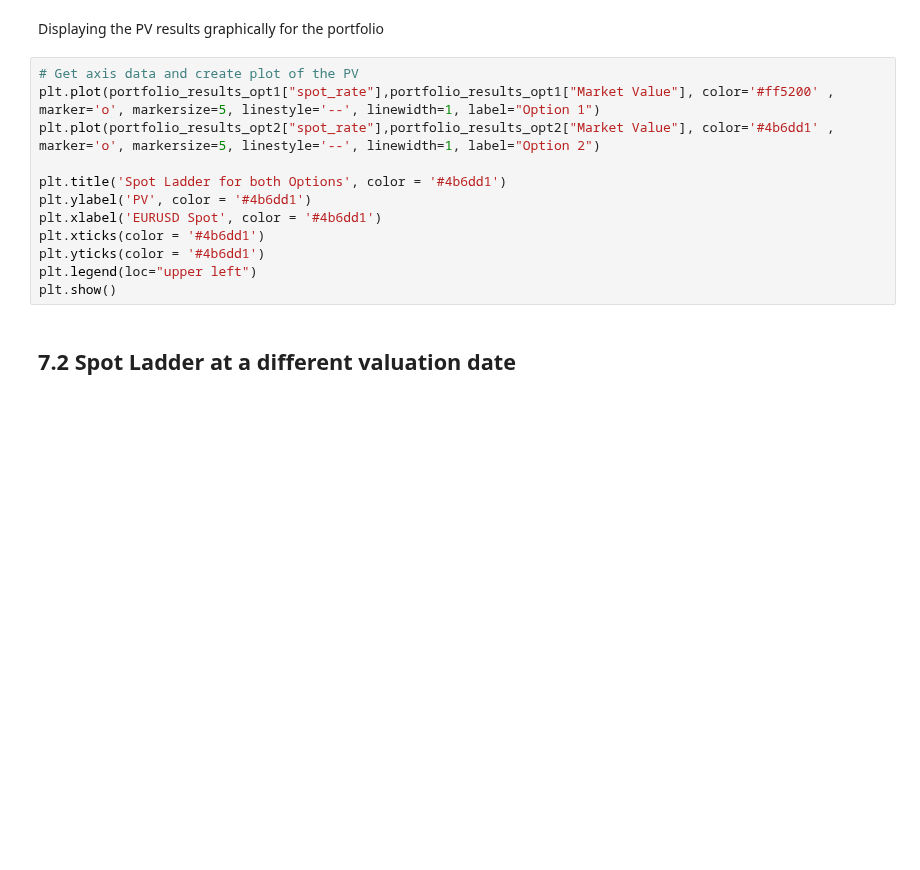
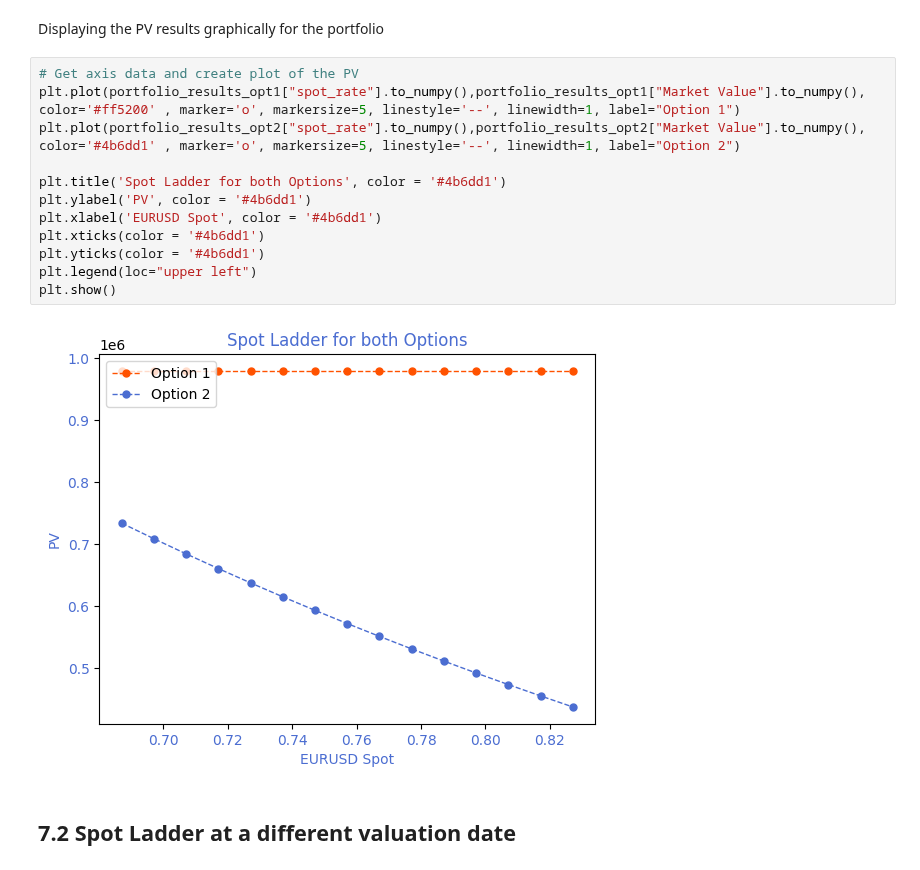
Before and after one commit to finbourne/sample-notebooks, a Jupyter notebook: examples/use-cases/instruments/FX Option - 2 Trade comparison worksheet.ipynb, the cells around one changed output. Drawn from its saved outputs; the diff is of its cells as text; blank space fills up the shorter version.

```diff
--- a/examples/use-cases/instruments/FX Option - 2 Trade comparison worksheet.ipynb
+++ b/examples/use-cases/instruments/FX Option - 2 Trade comparison worksheet.ipynb
@@ -800,16 +859,18 @@ portfolio_results_opt2 = spot_ladder_pvs_opt2.groupby(["spot_rate"])["Market Val
 Displaying the PV results graphically for the portfolio
 # %%
 # Get axis data and create plot of the PV
-plt.plot(portfolio_results_opt1["spot_rate"],portfolio_results_opt1["Market Value"], color='#ff5200' , marker='o', markersize=5, linestyle='--', linewidth=1, label="Option 1")
-plt.plot(portfolio_results_opt2["spot_rate"],portfolio_results_opt2["Market Value"], color='#4b6dd1' , marker='o', markersize=5, linestyle='--', linewidth=1, label="Option 2")
+plt.plot(portfolio_results_opt1["spot_rate"].to_numpy(),portfolio_results_opt1["Market Value"].to_numpy(), color='#ff5200' , marker='o', markersize=5, linestyle='--', linewidth=1, label="Option 1")
+plt.plot(portfolio_results_opt2["spot_rate"].to_numpy(),portfolio_results_opt2["Market Value"].to_numpy(), color='#4b6dd1' , marker='o', markersize=5, linestyle='--', linewidth=1, label="Option 2")
 
 plt.title('Spot Ladder for both Options', color = '#4b6dd1')
 plt.ylabel('PV', color = '#4b6dd1')
 plt.xlabel('EURUSD Spot', color = '#4b6dd1')
 plt.xticks(color = '#4b6dd1')
 plt.yticks(color = '#4b6dd1')
 plt.legend(loc="upper left")
 plt.show()
+# %% [output]
+[figure, added]
 # %% [markdown]
 ## 7.2 Spot Ladder at a different valuation date
 # %%
```
Also changed, not shown: parts of 25 cells of this notebook, 27 other files.
